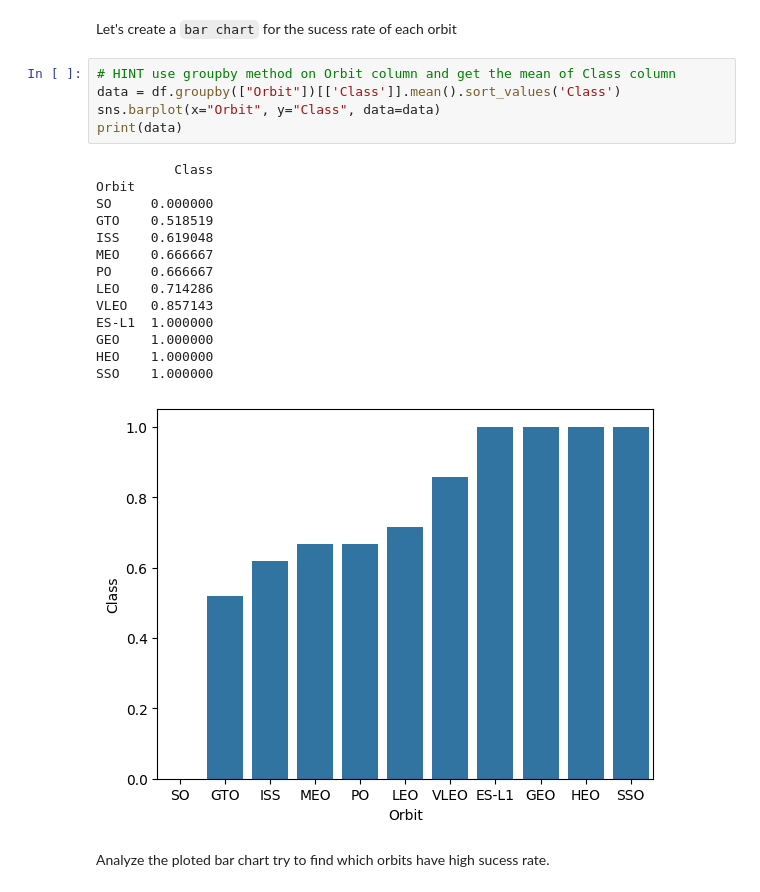
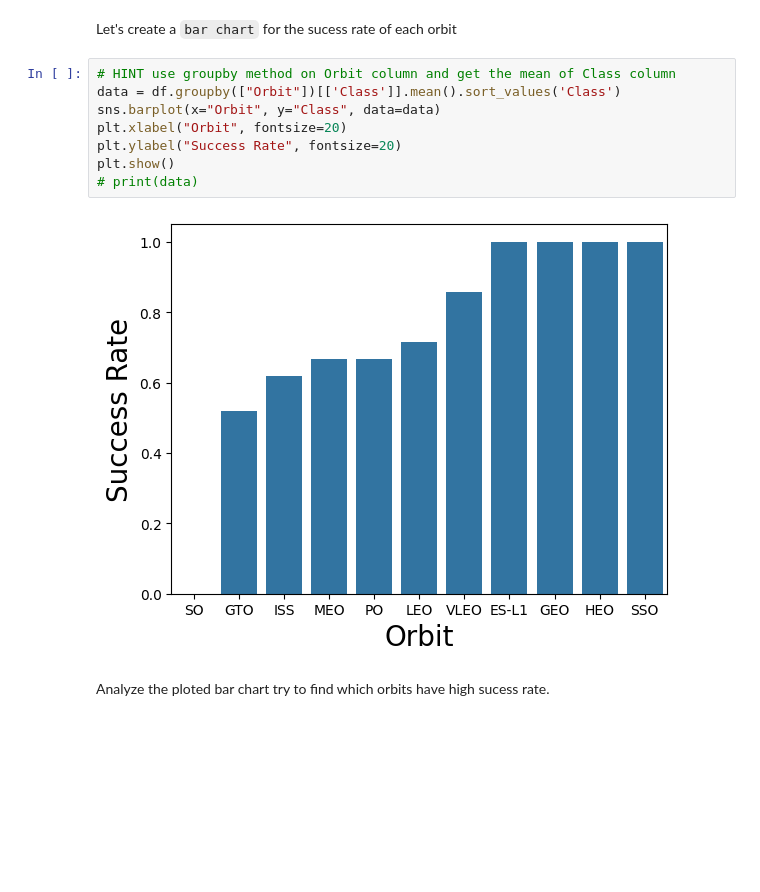
Before and after one commit to k0s3r40/coursera-data-science, a Jupyter notebook: applied_data_science_capstone/jupyter-labs-eda-dataviz.ipynb.jupyterlite.ipynb, the cells around one changed output. Saved outputs shown, nothing was run; the diff lists cells and outputs as text; blank space fills up the shorter version.

```diff
--- a/applied_data_science_capstone/jupyter-labs-eda-dataviz.ipynb.jupyterlite.ipynb
+++ b/applied_data_science_capstone/jupyter-labs-eda-dataviz.ipynb.jupyterlite.ipynb
@@ -133,23 +135,13 @@ Let's create a `bar chart` for the sucess rate of each orbit
 # %%
 # HINT use groupby method on Orbit column and get the mean of Class column
 data = df.groupby(["Orbit"])[['Class']].mean().sort_values('Class')
 sns.barplot(x="Orbit", y="Class", data=data)
-print(data)
+plt.xlabel("Orbit", fontsize=20)
+plt.ylabel("Success Rate", fontsize=20)
+plt.show()
+# print(data)
 # %% [output]
-          Class
-Orbit
-SO     0.000000
-GTO    0.518519
-ISS    0.619048
-MEO    0.666667
-PO     0.666667
-LEO    0.714286
-VLEO   0.857143
-ES-L1  1.000000
-GEO    1.000000
-HEO    1.000000
-SSO    1.000000
-[figure, old version]
+[figure, new version]
 # %% [markdown]
 Analyze the ploted bar chart try to find which orbits have high sucess rate.
 # %%
```
Also changed, not shown: parts of 6 cells of this notebook, 5 other files.
